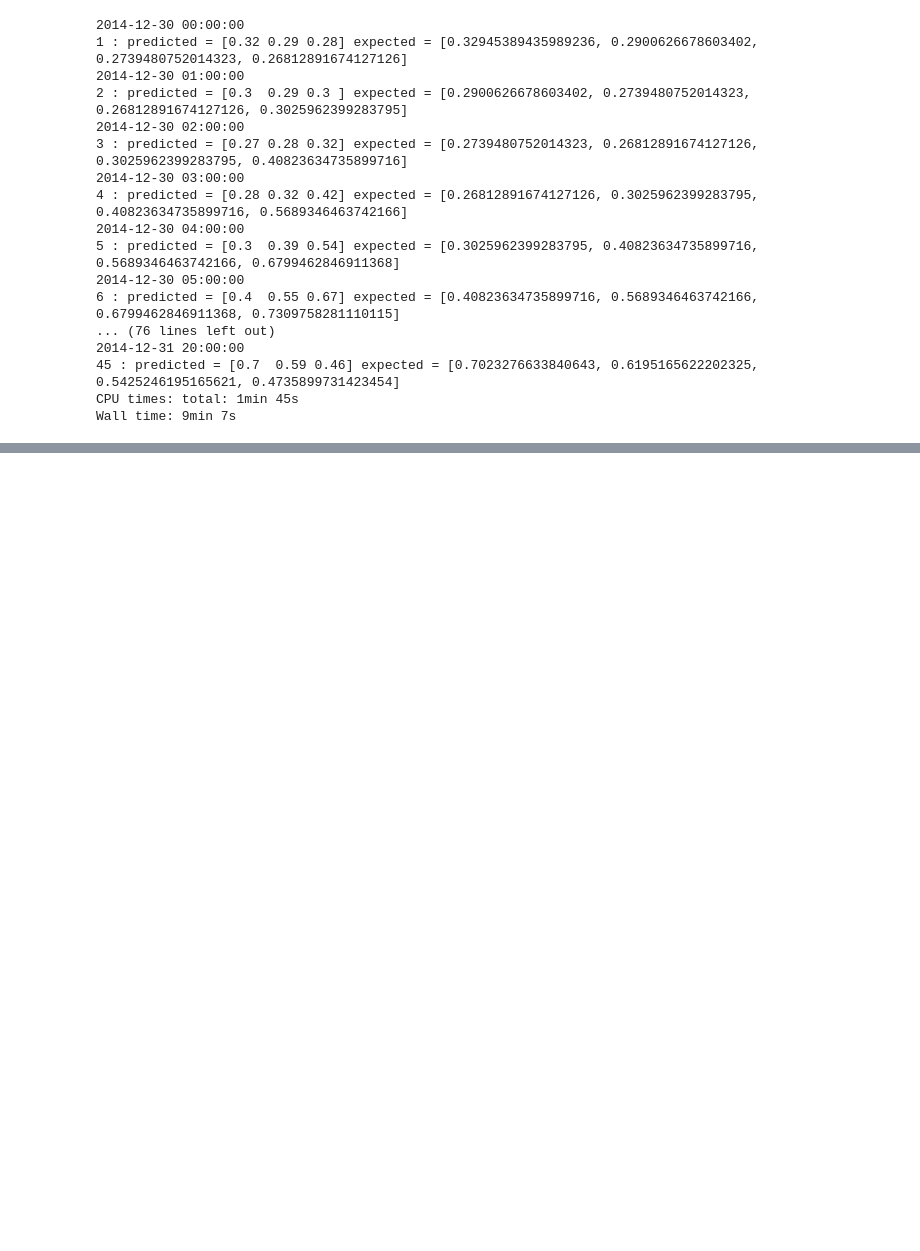
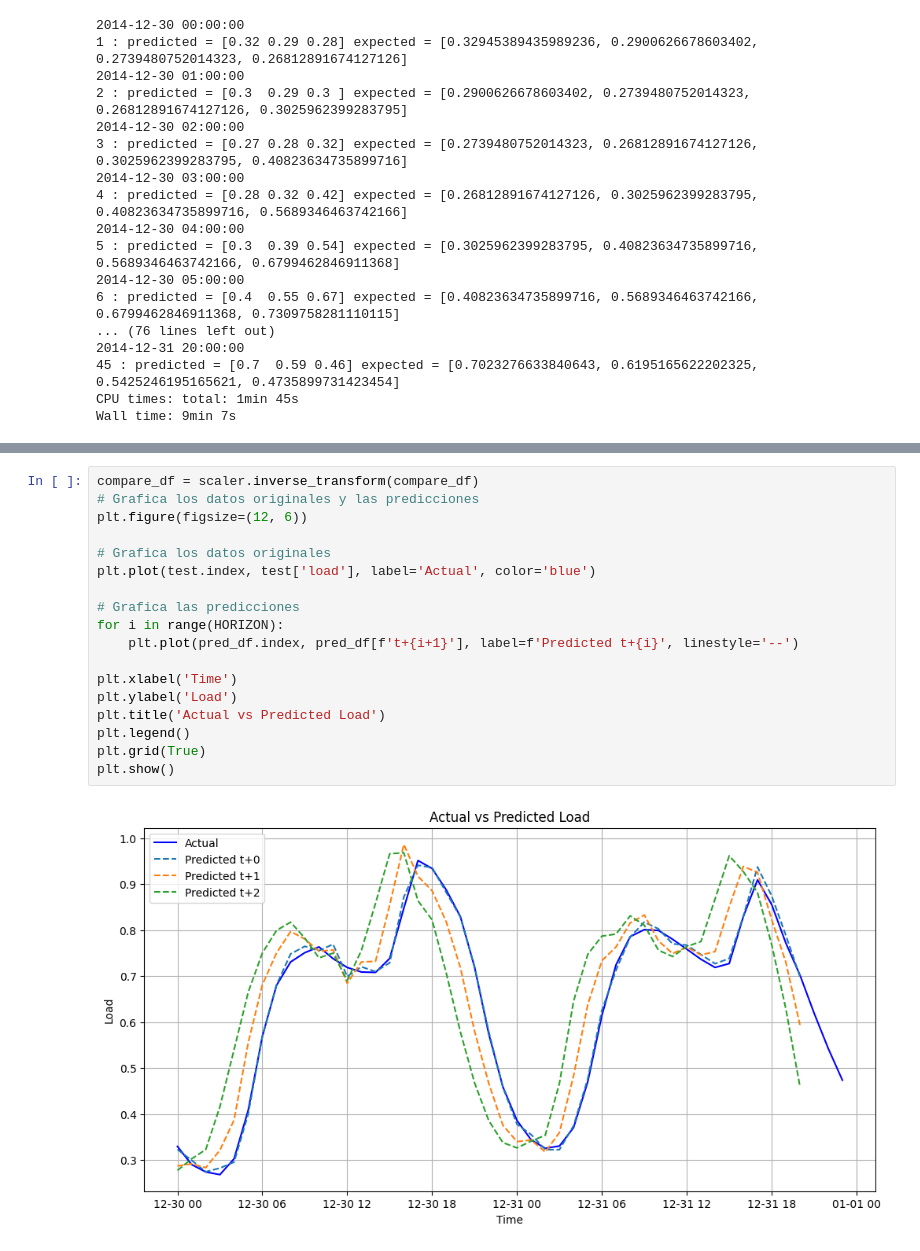
Before and after one commit to valentinbellini/Magic-Learning, a Jupyter notebook: TimeSeries/2.ARIMA-model.ipynb, the cells around one changed output, grey strips where cells are left out. Cells and saved outputs as stored; diff of their text form; blank space fills up the shorter version.

```diff
--- a/TimeSeries/2.ARIMA-model.ipynb
+++ b/TimeSeries/2.ARIMA-model.ipynb
@@ -245,3 +245,23 @@ compare_df
 | 2014-12-31 18:00:00 | 0.86 | 0.77 | 0.70 | 0.62 | 0.87 | 0.82 | 0.77 |
 | 2014-12-31 19:00:00 | 0.77 | 0.70 | 0.62 | 0.54 | 0.79 | 0.73 | 0.63 |
 | 2014-12-31 20:00:00 | 0.70 | 0.62 | 0.54 | 0.47 | 0.70 | 0.59 | 0.46 |
+# %%
+compare_df = scaler.inverse_transform(compare_df)
+# Grafica los datos originales y las predicciones
+plt.figure(figsize=(12, 6))
+
+# Grafica los datos originales
+plt.plot(test.index, test['load'], label='Actual', color='blue')
+
+# Grafica las predicciones
+for i in range(HORIZON):
+    plt.plot(pred_df.index, pred_df[f't+{i+1}'], label=f'Predicted t+{i}', linestyle='--')
+
+plt.xlabel('Time')
+plt.ylabel('Load')
+plt.title('Actual vs Predicted Load')
+plt.legend()
+plt.grid(True)
+plt.show()
+# %% [output]
+[figure, added]
```
Also changed, not shown: parts of 1 cell of this notebook.
